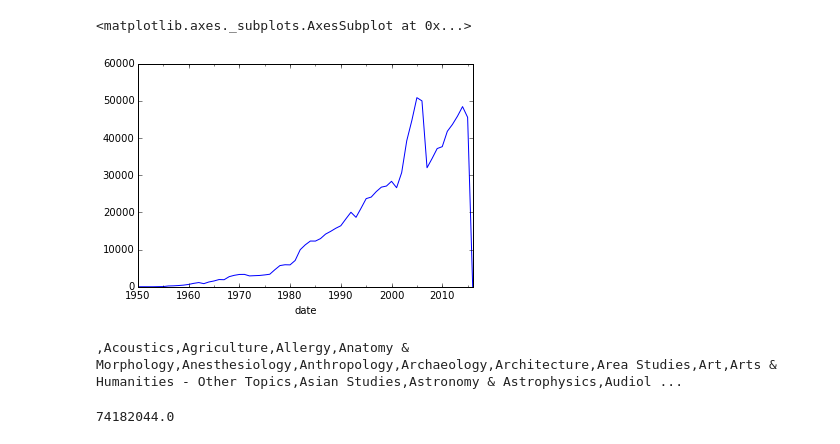
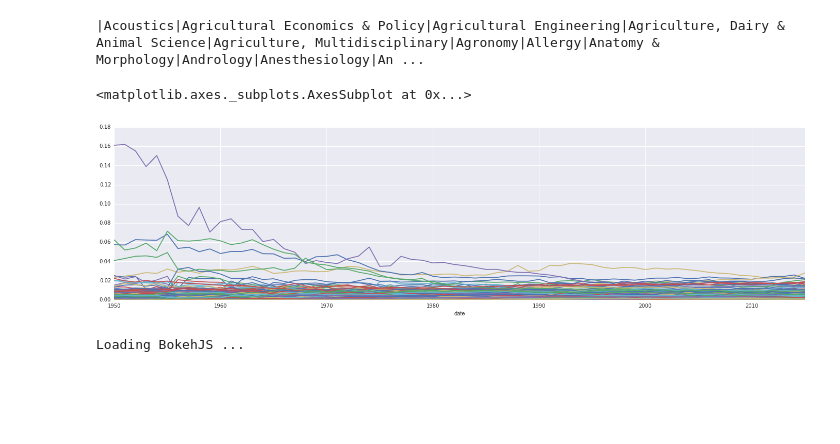
Before and after one commit to jlorince/WoS, a Jupyter notebook: notebooks/Untitled.ipynb, the cells around one changed output. Saved outputs shown, nothing was run; the diff lists cells and outputs as text; code cells hidden in the pictures; blank space fills up the shorter version.

```diff
--- a/notebooks/Untitled.ipynb
+++ b/notebooks/Untitled.ipynb
@@ -5,17 +16,14 @@ import pandas as pd
 # %%
 df = pd.read_pickle('/Users/jaredlorince/Desktop/d_pop.pkl')
 # %%
-data = df.reset_index().pivot_table(index='date',columns='category',values='uid').fillna(0)
+df = df.reset_index().pivot_table(index='date',columns='category',values='uid').fillna(0).ix[:'2015']
-# %%
-data['Computer Science'].resample('A').sum().plot()
-# %% [output]
-<matplotlib.axes._subplots.AxesSubplot at 0x...>
-[figure, removed]
 # %%
-print ','.join(data.columns)
+print '|'.join(df.columns),len(df.columns)
 # %% [output]
-,Acoustics,Agriculture,Allergy,Anatomy & Morphology,Anesthesiology,Anthropology,Archaeology,Architecture,Area Studies,Art,Arts & Humanities - Other Topics,Asian Studies,Astronomy & Astrophysics,Audiol ...
+|Acoustics|Agricultural Economics & Policy|Agricultural Engineering|Agriculture, Dairy & Animal Science|Agriculture, Multidisciplinary|Agronomy|Allergy|Anatomy & Morphology|Andrology|Anesthesiology|An ...
-# %%
-data.sum().sum()
-# %% [output]
-74182044.0
+# %%
+fig,ax = plt.subplots(1,1,figsize=(24,6))
+(df.resample('A').sum()).divide(df.resample('A').sum().sum(1),axis=0).plot(legend=False,ax=ax)
+# %% [output]
+<matplotlib.axes._subplots.AxesSubplot at 0x...>
+[figure, added]
@@ -21,0 +35,42 @@ data.sum().sum()
+# %%
+output_notebook()
+
+def update(rawcount=True,cumulative=False,resample='yearly',discipline='Physics'):
+    if discipline == 'all':
+        discpline = df.columns
+    else:
+        discipline = discipline.strip().split('|')
+    p = figure(width=800,height=350,x_axis_type='datetime',tools=['pan,box_zoom,reset'])
+    p.select(dict(type=Axis, layout="left"))[0].formatter.use_scientific = False
+    resample = {'Daily':'D','Weekly':'W','Monthly':'M','Yearly':'A'}[resample]
+    freq = {'D':'D','W':'W','M':'MS','A':'AS'}[resample]
+    idx = pd.date_range('1950-01-01','2015-12-31',freq=freq)
+    datestrings = idx.map(lambda x: x.strftime('%Y-%m-%d'))
+
+    lines = {}
+    hovers = {}
+    data = {}
+    colors = ['#%02x%02x%02x' % (a, b, c) for a,b,c in np.round(255*np.array(color_palette("coolwarm",n_colors=len(discipline)))).astype(int)]
+    for i,disc in enumerate(discipline):
+        current = df[disc].resample(resample).sum()
+        totals_current = totals.resample(resample).sum()
+
+        if cumulative:
+            cum_totals_current = cum_totals.resample(resample).sum()
+            if rawcount:
+                values = current.cumsum()
+            else:
+                values = current.cumsum()/cum_totals_current
+        else:
+            totals_current = totals.resample(resample).sum()
+            if rawcount:
+                values = current
+            else:
+                values = current/totals_current
+        data[disc] = ColumnDataSource({'x':idx,'value':values,'date':datestrings,'percent':{False:values.apply(lambda x: "{:.2f}%".format(100*x)),True:values.apply(lambda x: "{:,.0f}".format(x))}[rawcount]})
+        lines[disc] = p.line('x','value',source=data[disc],color=colors[i],line_width=2)
+        hovers[disc] = HoverTool(renderers=[lines[disc]],tooltips=[('Discipline', disc),('date','@date'),('Publications this period','@percent')])
+        p.add_tools(hovers[disc])
+    show(p)
+# %% [output]
+Loading BokehJS ...
```
Also changed, not shown: parts of 9 cells of this notebook, 2 other files.
